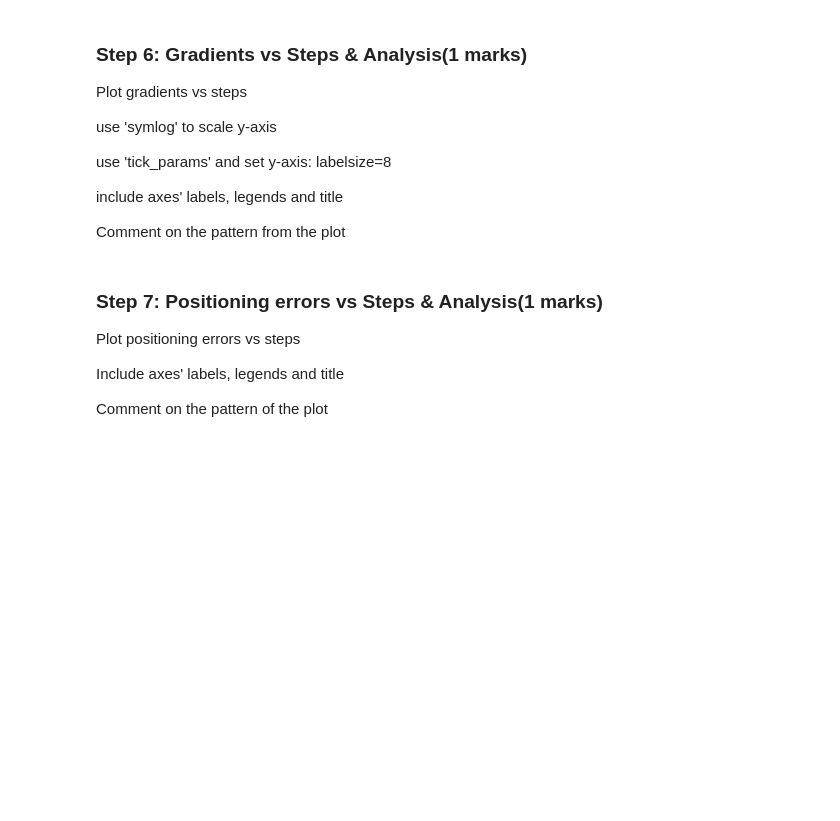
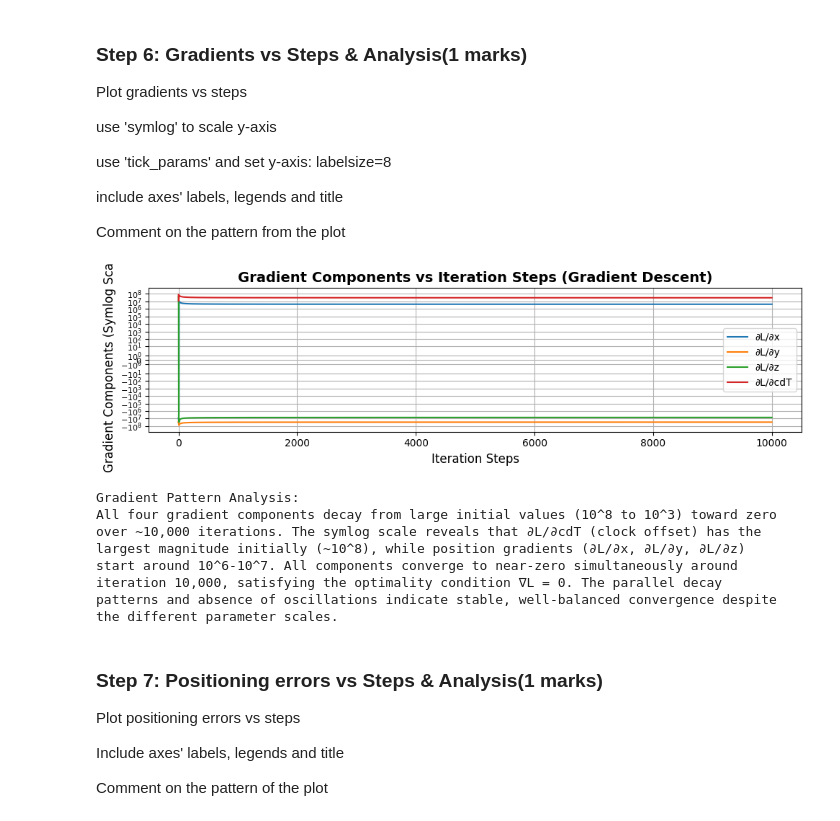
Before and after one commit to elliott-debenetti/ENGG680_2025_Fall, a Jupyter notebook: Lab_Assignment2/Assignment2.ipynb, the cells around one changed output. Saved outputs shown, nothing was run; the diff lists cells and outputs as text; code cells hidden in the pictures; blank space fills up the shorter version.

```diff
--- a/Lab_Assignment2/Assignment2.ipynb
+++ b/Lab_Assignment2/Assignment2.ipynb
@@ -441,3 +577,47 @@ plt.show()
+# %%
+fig, ax = plt.subplots(nrows=1, ncols=1, figsize=(10, 3))
+
+# Convert arr_grad to numpy array and plot each gradient component
+arr_grad_array = np.array(arr_grad)
+ax.plot(range(len(arr_grad_array)), arr_grad_array[:, 0], label='∂L/∂x', linewidth=1.5)
+ax.plot(range(len(arr_grad_array)), arr_grad_array[:, 1], label='∂L/∂y', linewidth=1.5)
+ax.plot(range(len(arr_grad_array)), arr_grad_array[:, 2], label='∂L/∂z', linewidth=1.5)
+ax.plot(range(len(arr_grad_array)), arr_grad_array[:, 3], label='∂L/∂cdT', linewidth=1.5)
+
+# Use symlog scale for y-axis
+ax.set_yscale('symlog')
+ax.tick_params(axis='y', labelsize=8)
+
+# Labels and title
+ax.set_xlabel('Iteration Steps', fontsize=12)
+ax.set_ylabel('Gradient Components (Symlog Scale)', fontsize=12)
+ax.set_title('Gradient Components vs Iteration Steps (Gradient Descent)', fontsize=14, fontweight='bold')
+ax.legend(loc='best')
+
+# Grid
+ax.grid(True)
+fig.tight_layout()
+plt.show()
+
+# Comment on the pattern (0.5 marks)
+print("\nGradient Pattern Analysis:")
+print("All four gradient components decay from large initial values (10^8 to 10^3) toward zero")
+print("over ~10,000 iterations. The symlog scale reveals that ∂L/∂cdT (clock offset) has the")
+print("largest magnitude initially (~10^8), while position gradients (∂L/∂x, ∂L/∂y, ∂L/∂z)")
+print("start around 10^6-10^7. All components converge to near-zero simultaneously around")
+print("iteration 10,000, satisfying the optimality condition ∇L = 0. The parallel decay")
+print("patterns and absence of oscillations indicate stable, well-balanced convergence despite")
+print("the different parameter scales.")
+# %% [output]
+[figure, added]
+Gradient Pattern Analysis:
+All four gradient components decay from large initial values (10^8 to 10^3) toward zero
+over ~10,000 iterations. The symlog scale reveals that ∂L/∂cdT (clock offset) has the
+largest magnitude initially (~10^8), while position gradients (∂L/∂x, ∂L/∂y, ∂L/∂z)
+start around 10^6-10^7. All components converge to near-zero simultaneously around
+iteration 10,000, satisfying the optimality condition ∇L = 0. The parallel decay
+patterns and absence of oscillations indicate stable, well-balanced convergence despite
+the different parameter scales.
 # %% [markdown]
 ### Step 7: Positioning errors vs Steps & Analysis(1 marks)
 Plot positioning errors vs steps
```
Also changed, not shown: parts of 20 cells of this notebook.
